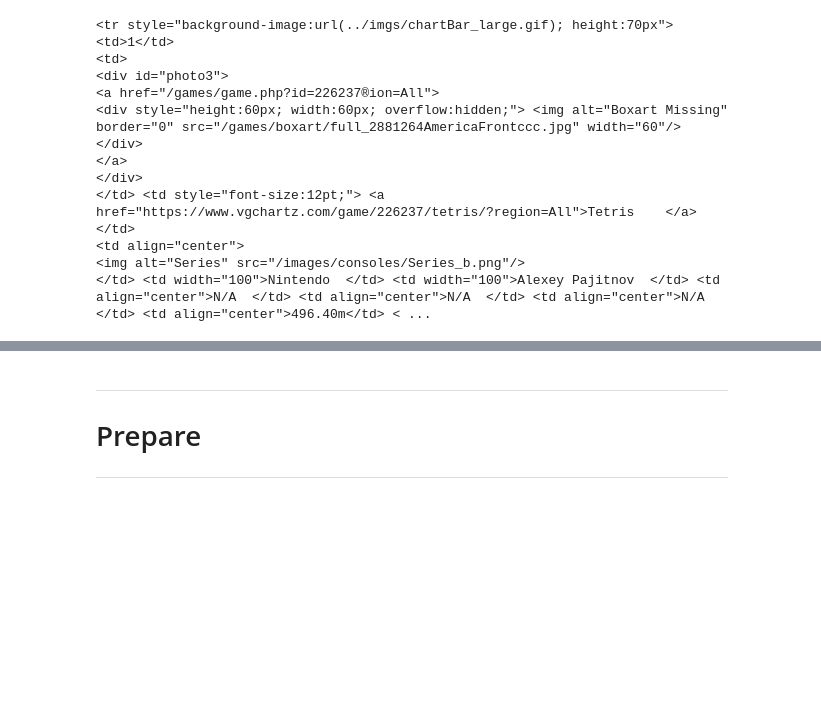
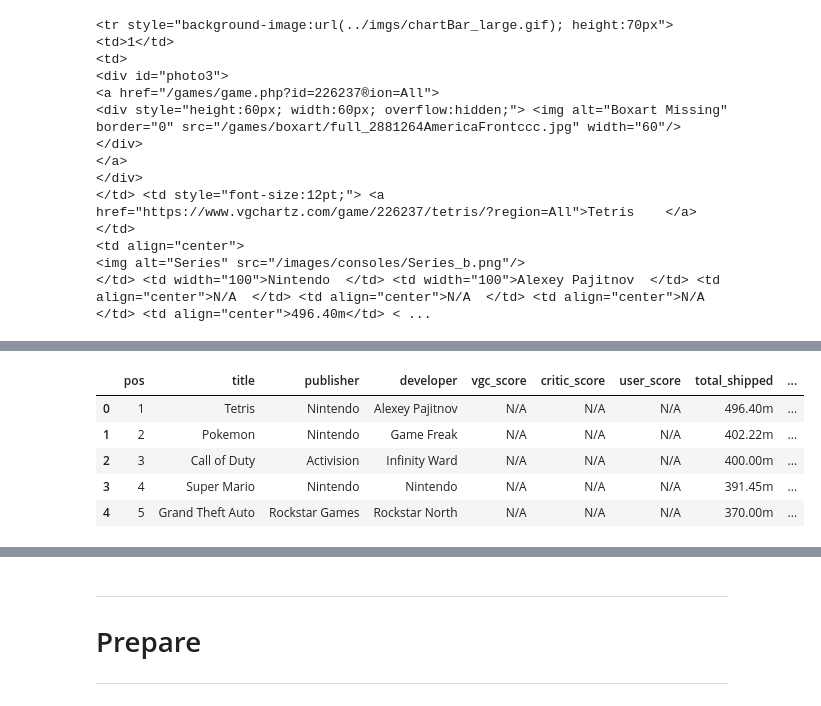
Before and after one commit to JeanetteSchulz/Video_Game_Fun, a Jupyter notebook: Jeanettes_Project_Workbook_VGC.ipynb, the cells around one changed output, grey strips where cells are left out. Saved outputs shown, nothing was run; the diff lists cells and outputs as text; code cells hidden in the pictures; blank space fills up the shorter version.

Commit message:
found error in parsing function

```diff
--- a/Jeanettes_Project_Workbook_VGC.ipynb
+++ b/Jeanettes_Project_Workbook_VGC.ipynb
@@ -355,4 +254,0 @@ game_list[0].text
-# %%
-# find all children for first game
-game_details = game_list[0].findChildren()
-game_details
@@ -446,0 +368,7 @@ def parse_VCG_page(url):
+# %%
+# Test each game
+for game in game_list:
+    # find all details for this game
+    game_details = game.findChildren()
+    print(game_details[7].text.strip())
+    print(game_details[22].text.strip())
@@ -446,0 +409,3 @@ def parse_VCG_page(url):
+# %%
+game_details = game_list[74].findChildren()
+print(game_details[22].text.strip())
@@ -446,0 +414,81 @@ def parse_VCG_page(url):
+# %%
+# Now to make a function for all this...
+
+# Make url a variable
+url = 'https://www.vgchartz.com/games/games.php?page=1&results=200&order=Sales&ownership=Both&direction=DESC&showtotalsales=1&shownasales=1&showpalsales=1&showjapansales=1&showothersales=1&showpublisher=1&showdeveloper=1&showreleasedate=1&showlastupdate=1&showvgchartzscore=1&showcriticscore=1&showuserscore=1&showshipped=1'
+
+# send page request and make soup
+response = get(url)
+soup = BeautifulSoup(response.text)
+
+# find all tr tags with these image backgrounds
+table_rows = soup.select("tr", {"style": "background-image:url(../imgs/chartBar_large.gif); height:70px"})
+
+# Now to search if there is a game in the tag
+game_list = []
+for games in range(1,len(table_rows)):
+    if re.search("https://www.vgchartz.com/game/.+\d./", str(table_rows[games])) == None :
+        continue
+    else:
+        game_list.append(table_rows[games])
+
+# create empty list
+list_of_dicts = []
+
+for game in game_list:
+
+    output = {}
+
+    # find all details for this game
+    game_details = game.findChildren()
+
+    # 'POS' or current ranking of game
+    output['pos'] = game_details[0].text
+    # Game Title
+    output['title'] = game_details[7].text.strip()
+    # Console the game is on
+#     output['console'] = game_details[8].findChildren('img')[0]['alt']
+    # Publisher
+    output['publisher'] = game_details[10].text.strip()
+    # Developer
+    output['developer'] = game_details[11].text.strip()
+    # VG Chartz Score
+    output['vgc_score'] = game_details[12].text.strip()
+    # Critic Score
+    output['critic_score'] = game_details[13].text.strip()
+    # User Score
+    output['user_score'] = game_details[14].text.strip()
+    # Total Shipped
+    output['total_shipped'] = game_details[15].text.strip()
+    # Total Sales
+    output['total_sales'] = game_details[16].text.strip()
+    # NA Sales
+    output['na_sales'] = game_details[17].text.strip()
+    # PAL Sales
+    output['pal_sales'] = game_details[18].text.strip()
+    # Japan Sales
+    output['japan_sales'] = game_details[19].text.strip()
+    # Other Sales
+    output['other_sales'] = game_details[20].text.strip()
+    # Release Date
+    output['release_date'] = game_details[21].text.strip()
+    # Last Update
+    output['last_update'] = game_details[22].text.strip()
+
+    # Add game dict to list
+    list_of_dicts.append(output)
+
+# create dataframe from list_of_dicts
+df = pd.DataFrame(list_of_dicts)
+
+# Reset index
+df = df.reset_index(drop=True)
+
+df.head()
+# %% [output]
+|  | pos | title | publisher | developer | vgc_score | critic_score | user_score | total_shipped | ... |
+| 0 | 1 | Tetris | Nintendo | Alexey Pajitnov | N/A | N/A | N/A | 496.40m | ... |
+| 1 | 2 | Pokemon | Nintendo | Game Freak | N/A | N/A | N/A | 402.22m | ... |
+| 2 | 3 | Call of Duty | Activision | Infinity Ward | N/A | N/A | N/A | 400.00m | ... |
+| 3 | 4 | Super Mario | Nintendo | Nintendo | N/A | N/A | N/A | 391.45m | ... |
+| 4 | 5 | Grand Theft Auto | Rockstar Games | Rockstar North | N/A | N/A | N/A | 370.00m | ... |
```
Also changed, not shown: parts of 31 cells of this notebook.
